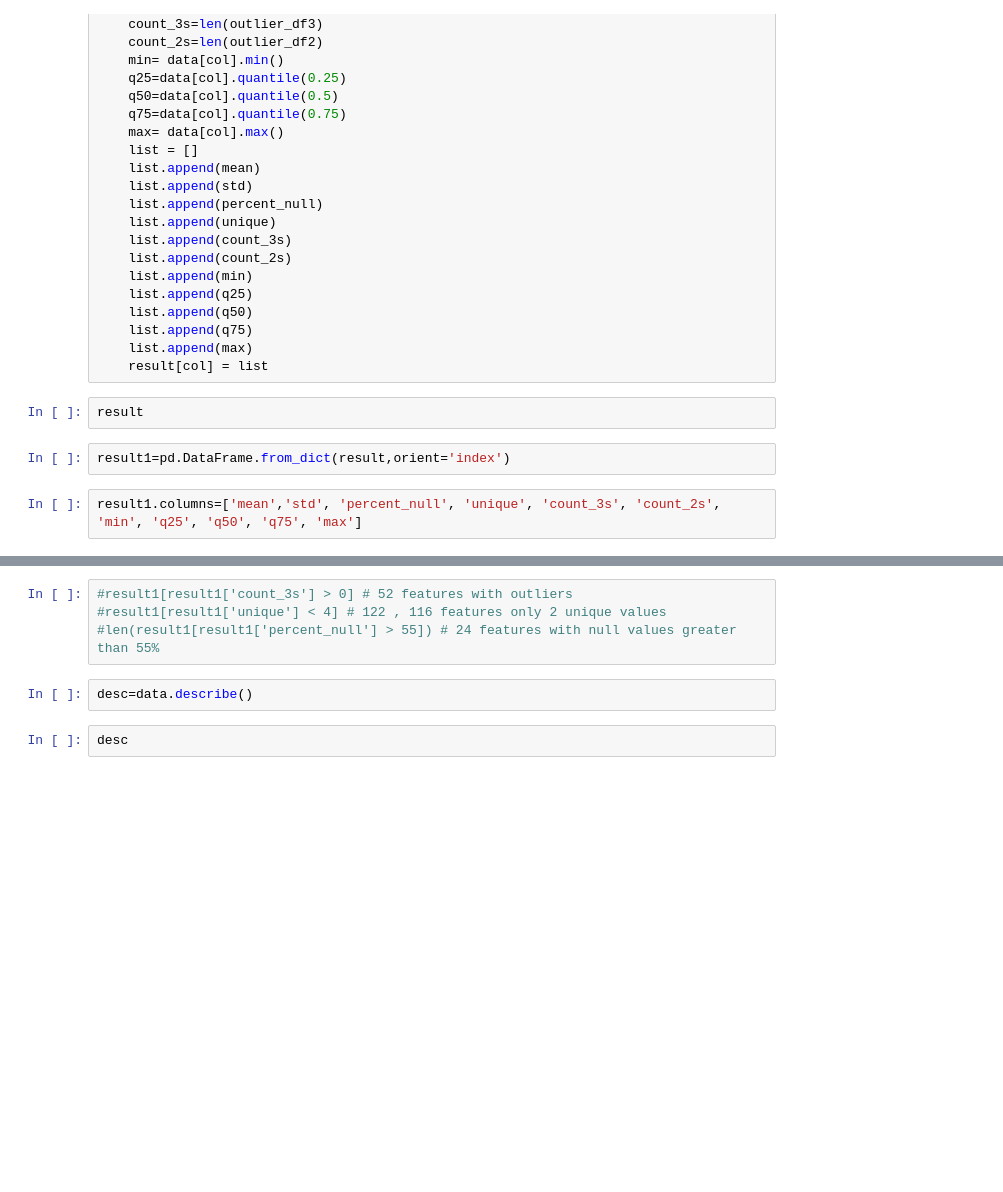
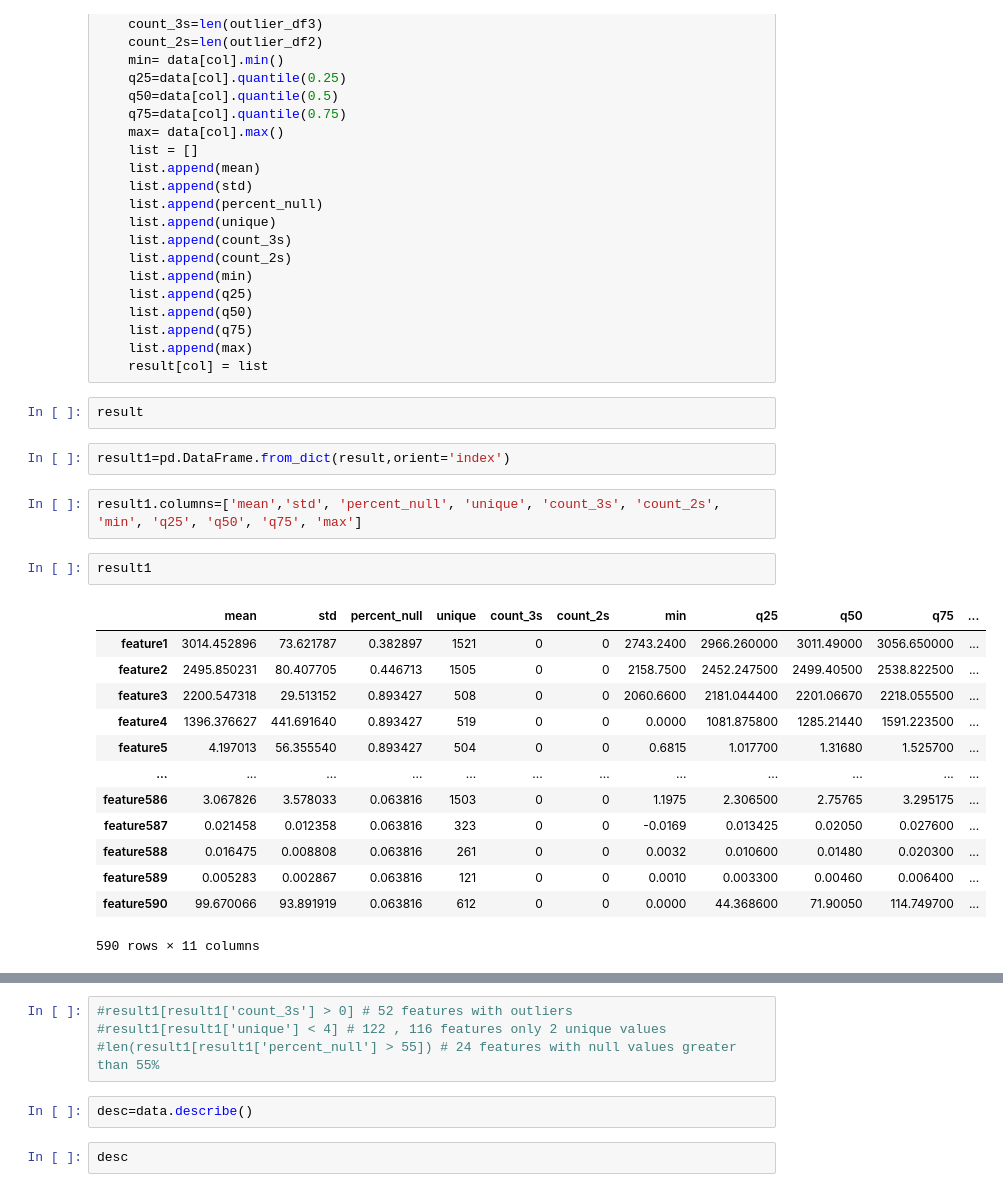
Before and after one commit to hinatanvir/Fault-Detection-SECOM, a Jupyter notebook: EDA.ipynb, the cells around one changed output, grey strips where cells are left out. Saved outputs shown, nothing was run; the diff lists cells and outputs as text; blank space fills up the shorter version.

```diff
--- a/EDA.ipynb
+++ b/EDA.ipynb
@@ -58,3 +59,19 @@ result
 result1=pd.DataFrame.from_dict(result,orient='index')
 # %%
 result1.columns=['mean','std', 'percent_null', 'unique', 'count_3s', 'count_2s', 'min', 'q25', 'q50', 'q75', 'max']
+# %%
+result1
+# %% [output]
+|  | mean | std | percent_null | unique | count_3s | count_2s | min | q25 | q50 | q75 | ... |
+| feature1 | 3014.452896 | 73.621787 | 0.382897 | 1521 | 0 | 0 | 2743.2400 | 2966.260000 | 3011.49000 | 3056.650000 | ... |
+| feature2 | 2495.850231 | 80.407705 | 0.446713 | 1505 | 0 | 0 | 2158.7500 | 2452.247500 | 2499.40500 | 2538.822500 | ... |
+| feature3 | 2200.547318 | 29.513152 | 0.893427 | 508 | 0 | 0 | 2060.6600 | 2181.044400 | 2201.06670 | 2218.055500 | ... |
+| feature4 | 1396.376627 | 441.691640 | 0.893427 | 519 | 0 | 0 | 0.0000 | 1081.875800 | 1285.21440 | 1591.223500 | ... |
+| feature5 | 4.197013 | 56.355540 | 0.893427 | 504 | 0 | 0 | 0.6815 | 1.017700 | 1.31680 | 1.525700 | ... |
+| ... | ... | ... | ... | ... | ... | ... | ... | ... | ... | ... | ... |
+| feature586 | 3.067826 | 3.578033 | 0.063816 | 1503 | 0 | 0 | 1.1975 | 2.306500 | 2.75765 | 3.295175 | ... |
+| feature587 | 0.021458 | 0.012358 | 0.063816 | 323 | 0 | 0 | -0.0169 | 0.013425 | 0.02050 | 0.027600 | ... |
+| feature588 | 0.016475 | 0.008808 | 0.063816 | 261 | 0 | 0 | 0.0032 | 0.010600 | 0.01480 | 0.020300 | ... |
+| feature589 | 0.005283 | 0.002867 | 0.063816 | 121 | 0 | 0 | 0.0010 | 0.003300 | 0.00460 | 0.006400 | ... |
+| feature590 | 99.670066 | 93.891919 | 0.063816 | 612 | 0 | 0 | 0.0000 | 44.368600 | 71.90050 | 114.749700 | ... |
+590 rows × 11 columns
```
Also changed, not shown: parts of 8 cells of this notebook.
